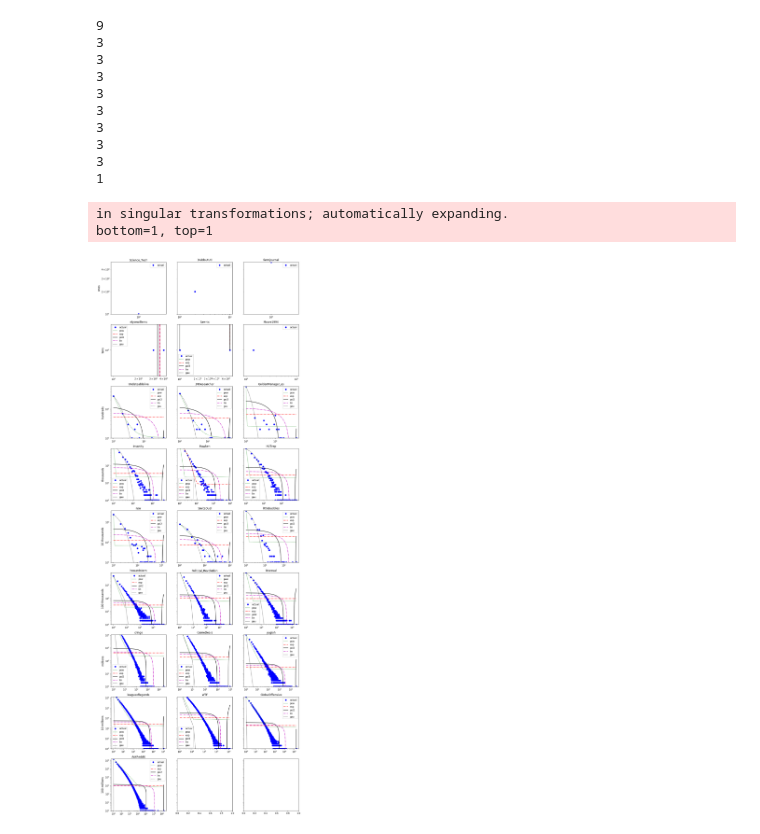
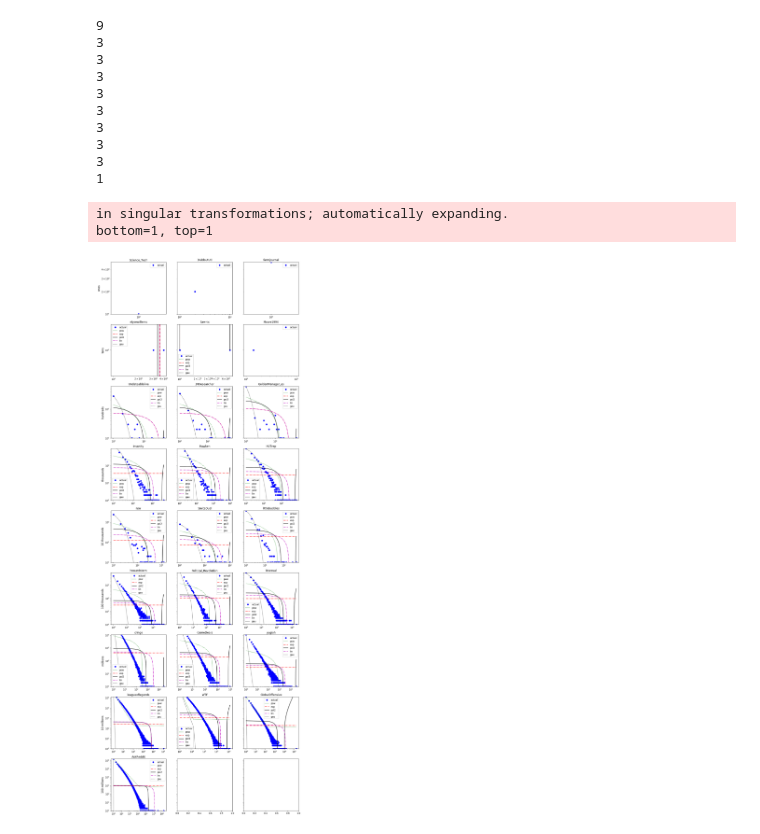
Before and after one commit to ohbriansung/big_data_project_2, a Jupyter notebook: analysis/sub_dist.ipynb, the cells around one changed output. Saved outputs shown, nothing was run; the diff lists cells and outputs as text; code cells hidden in the pictures.

```diff
--- a/analysis/sub_dist.ipynb
+++ b/analysis/sub_dist.ipynb
@@ -83,7 +83,7 @@ for k in bins:
 # Fit the first set
 fit_funcs = {"pow": (lambda p, x: p[0] + np.power(x,p[1])*p[2]),
             "exp": (lambda p, x: p[0] + np.exp(x*p[1])*p[2]),
-            "pol2": (lambda p, x: np.poly1d(p)(x)),
+            "pol2": (lambda p, x: p[0] + p[1]*x + p[2]*np.power(x, 2)),
             "lin": (lambda p, x: p[0] + x*p[1]),
              "gau": (lambda p, x: p[0]*np.exp(-(x-p[1])**2/(2.*p[2]**2)))
            } # Target function
@@ -94,32 +94,32 @@ line_type = {"pow": "g:",
              "exp": "r-.",
              "pol2": "k-",
              "lin": "m-.",
              "gau": "k:",
 }
 i = 0
 j = 0
 # Four axes, returned as a 2-d array
 f, axarr = plt.subplots(9, 3, sharey='row', figsize=(15,45))
 for k, v in bins.items():
     for sub in v:
         if j == 0:
             axarr[i, j].set_ylabel(convert[i], rotation=90, size='large')
         keys = np.fromiter(sub["counts"].keys(), dtype=int)
         values = np.fromiter(sub["counts"].values(), dtype=int)
         axarr[i, j].set_title(sub["sub"])
         axarr[i, j].loglog(keys, values, "bo", label="actual")
         if keys.shape[0] > 2:
             post_count = np.linspace(keys.min(), keys.max(), 1000)
             for k, v in fit_funcs.items():
-                p0 = [np.power(10, i), -1., 1] # Initial guess for the parameters
+                p0 = [np.power(10, i), -1., -1.] # Initial guess for the parameters
                 p1, success = optimize.leastsq(get_err_func(v), p0, args=(keys, values))
                 axarr[i, j].loglog(post_count, v(p1, post_count), line_type[k],  label=k) # Plot of the data and the fit
         axarr[i, j].set_ylim(bottom=1, top=values.max() )
         axarr[i, j].legend()
         j += 1
     i += 1
     j = 0
 # %% [output]
 in singular transformations; automatically expanding.
 bottom=1, top=1
-[figure, old version]
+[figure, new version]
```
Also changed, not shown: 2 other files.
